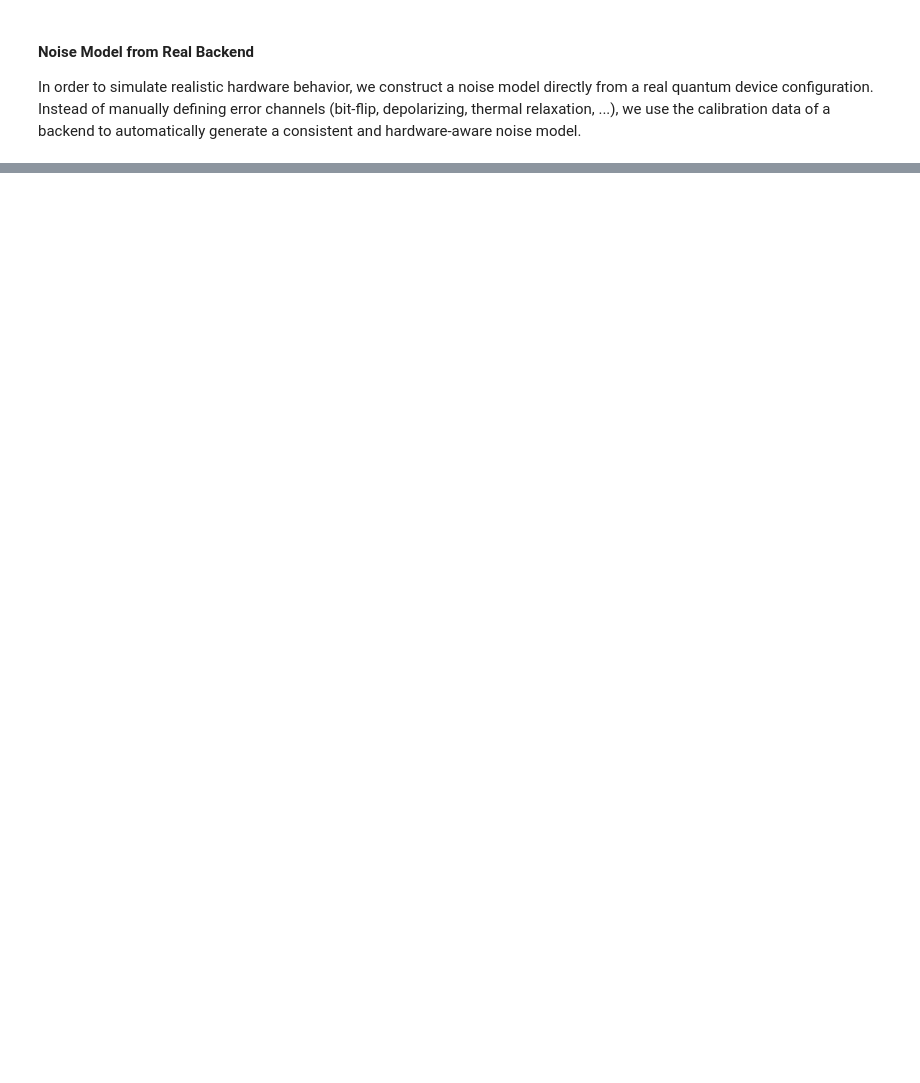
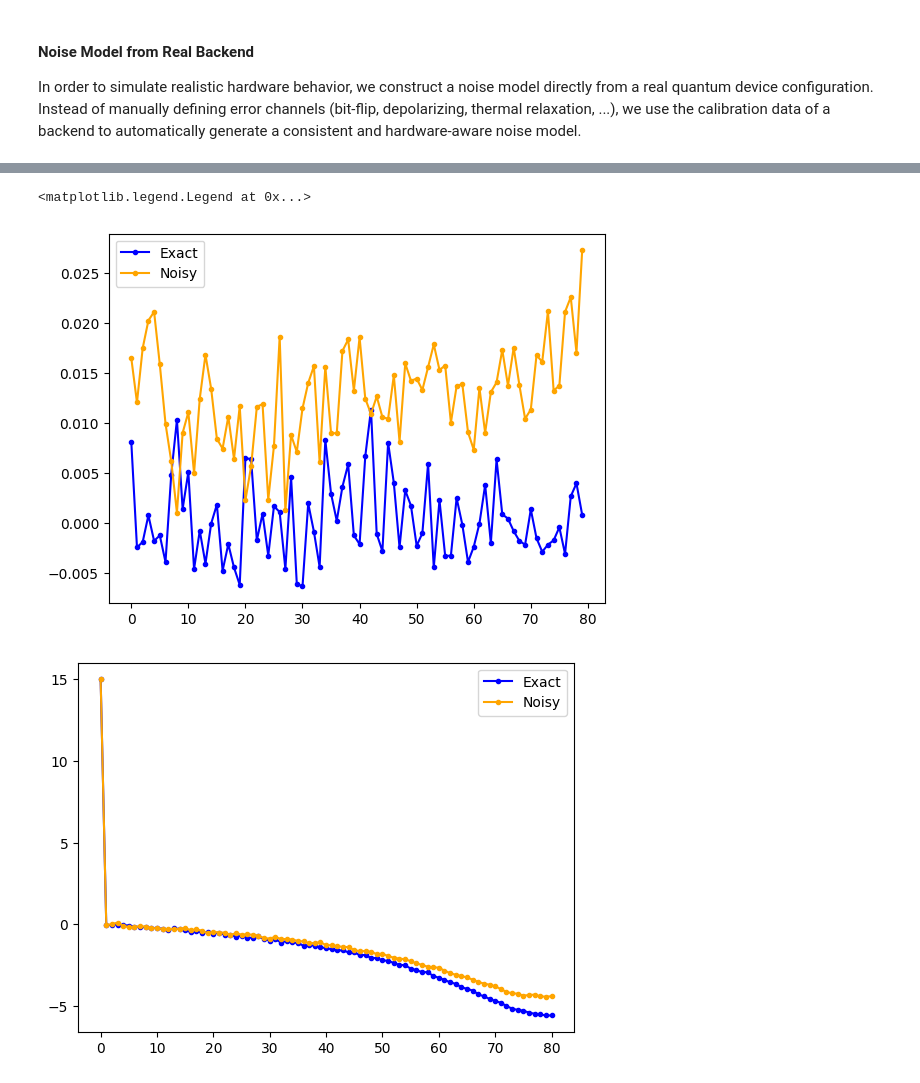
Before and after one commit to mwauters92/TIQIT_tutorial, a Jupyter notebook: Tutorial 03.ipynb, the cells around one changed output, grey strips where cells are left out. Saved outputs shown, nothing was run; the diff lists cells and outputs as text; code cells hidden in the pictures; blank space fills up the shorter version.

```diff
--- a/Tutorial 03.ipynb
+++ b/Tutorial 03.ipynb
@@ -657,0 +811,19 @@ plt.legend()
+# %%
+annealing_exp = make_correlators(ideal_counts_list[0:n_steps], nq=len(G), d_ind_tot=n_steps)
+annealing_exp_noisy = make_correlators(noisy_counts_list[0:n_steps], nq=len(G), d_ind_tot=n_steps)
+
+annealing_energy = make_energy(ideal_counts_list,len(G),n_steps,A)
+annealing_energy_noisy = make_energy(noisy_counts_list,len(G),n_steps,A)
+# %%
+plt.plot(annealing_exp,'.-', color='blue', label='Exact')
+plt.plot(annealing_exp_noisy,'.-', color='orange', label='Noisy')
+plt.legend()
+
+plt.figure()
+plt.plot(annealing_energy,'.-', color='blue', label='Exact')
+plt.plot(annealing_energy_noisy,'.-', color='orange', label='Noisy')
+plt.legend()
+# %% [output]
+<matplotlib.legend.Legend at 0x...>
+[figure, added]
+[figure, added]
```
Also changed, not shown: parts of 13 cells of this notebook.
